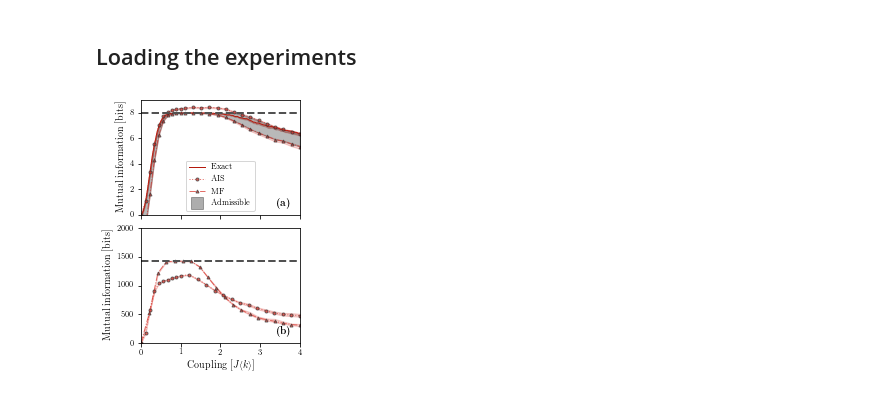
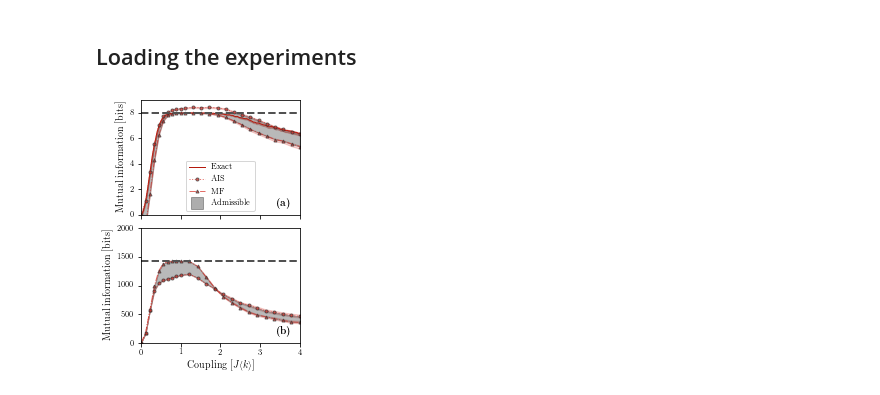
Before and after one commit to charlesmurphy1/midynet, a Jupyter notebook: notebooks/midynet/figure3.ipynb, the cells around one changed output. Saved outputs shown, nothing was run; the diff lists cells and outputs as text; code cells hidden in the pictures.

Commit message:
more playing around and figures

```diff
--- a/notebooks/midynet/figure3.ipynb
+++ b/notebooks/midynet/figure3.ipynb
@@ -30,7 +30,7 @@ large_exp = {}
 large_xaxis = {}
 for m in ["annealed", "meanfield"]:
     large_exp[m] = midynet.experiments.Experiment.load_from_file(
-        path_to_data / f"figure3-large-{dynamics}.{m}/config.pickle"
+        path_to_data / f"figure3-large-T1000-{dynamics}.{m}/config.pickle"
     )
     large_xaxis[m] = large_exp[m].config.dynamics.get_coupling()
 
@@ -148,32 +148,32 @@ plot(ax[1], large_xaxis["annealed"], mi["annealed"],
 )
 
 y1 = np.clip(mi["meanfield"]["mid"], -10, hg["meanfield"]["mid"])
 y2 = np.clip(mi["annealed"]["mid"], -10, hg["annealed"]["mid"])
-# ax[1].fill_between(large_xaxis["meanfield"], y1, y2, color=display.med_colors["grey"], alpha=0.4)
+ax[1].fill_between(large_xaxis["meanfield"], y1, y2, color=display.med_colors["grey"], alpha=0.4)
 ax[1].plot(large_xaxis["meanfield"], hg["meanfield"]["mid"], linestyle="--", marker="None", color=display.med_colors["grey"], linewidth=2)
 ax[1].set_xlim([xmin, xmax])
 ax[1].set_ylim([0, 2000])
 ax[1].set_xlabel(xlabel, fontsize=display.fontsizes["large"])
 ax[1].set_ylabel("Mutual information [bits]", fontsize=display.fontsizes["large"])
 ax[1].tick_params(axis='both', labelsize=display.fontsizes["medium"])
 display.Label.plot(ax[1], loc="bottom right", fontsize=display.fontsizes["large"], box=False)
 display.Label.clear()
 
 
 handles = [
     Line2D([0], [0], color=color_exact, linestyle="-", marker="None", linewidth=1, label=r"Exact"),
     Line2D([0], [0], color=color_ais, markeredgecolor=color_lines, linestyle="dotted", marker="o", linewidth=1, markersize=3, alpha=0.7, label=r"AIS"),
     Line2D([0], [0], color=color_mf, markeredgecolor=color_lines, linestyle="-.", marker="^", linewidth=1, markersize=3, alpha=0.7, label=r"MF"),
     Line2D([0], [0], color=display.dark_colors["grey"], alpha=0.4, linestyle="None", marker="s", markersize=12, label=r"Admissible"),
 ]
 ax[0].legend(handles=handles, fontsize=display.fontsizes["medium"], loc="lower center")
 
 fig.tight_layout()
 plt.subplots_adjust(hspace=0.12)
 
 for p in paths_to_figures:
     fig.savefig(p / "svg/p1-figure3.svg")
     fig.savefig(p / "png/p1-figure3.png")
     fig.savefig(p / "pdf/p1-figure3.pdf")
 # %% [output]
-[figure, old version]
+[figure, new version]
```
Also changed, not shown: 8 other files.
